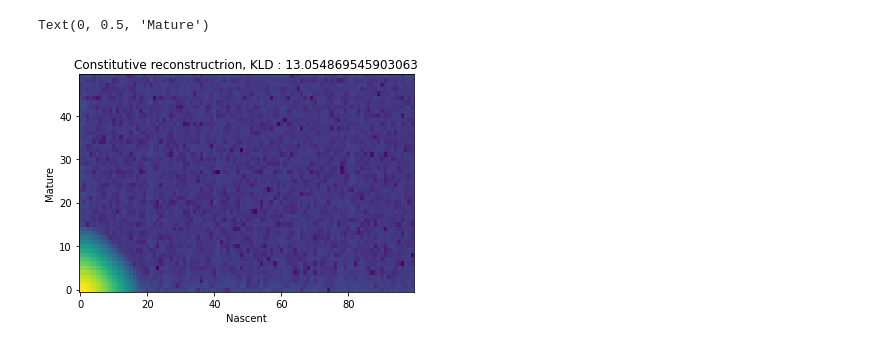
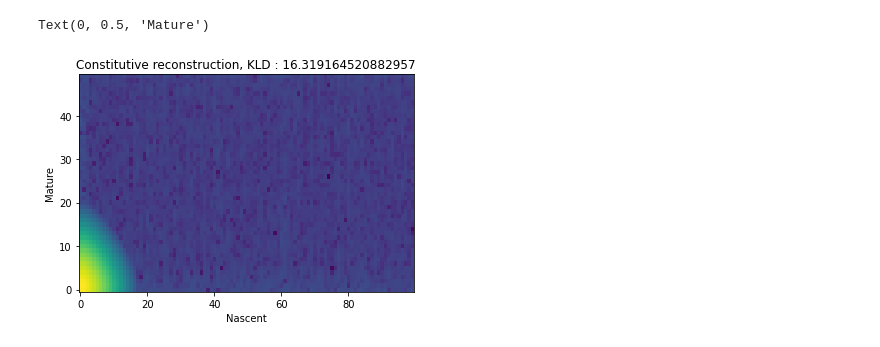
Before and after one commit to pachterlab/monod, a Jupyter notebook: nn_integration.ipynb, the cells around one changed output. Cells and saved outputs as stored; diff of their text form; code cells hidden in the pictures.

```diff
--- a/nn_integration.ipynb
+++ b/nn_integration.ipynb
@@ -23,8 +23,8 @@ import numpy as np
 import matplotlib.pyplot as plt
 # %%
 b = 10
-beta = 1.0
-gamma = 2.0
+beta = 1.3
+gamma = 0.8
 p = np.log10(np.asarray([b,beta,gamma]))
 # %%
 limits = [100,50]
@@ -146,11 +221,11 @@ model_const = monod.cme_toolbox.CMEModel('Constitutive','None')
 Pss = model_const.eval_model_pss(p[1:],limits)
 kld_const = model_const.eval_model_kld(p[1:], limits, "None", data)
 # %%
-plt.title(f'Constitutive reconstructrion, KLD : {kld_const}')
+plt.title(f'Constitutive reconstruction, KLD : {kld_const}')
 plt.imshow(np.log10(Pss).T,aspect='auto')
 plt.gca().invert_yaxis()
 plt.xlabel('Nascent')
 plt.ylabel('Mature')
 # %% [output]
 Text(0, 0.5, 'Mature')
-[figure, old version]
+[figure, new version]
```
Also changed, not shown: parts of 16 cells of this notebook.
